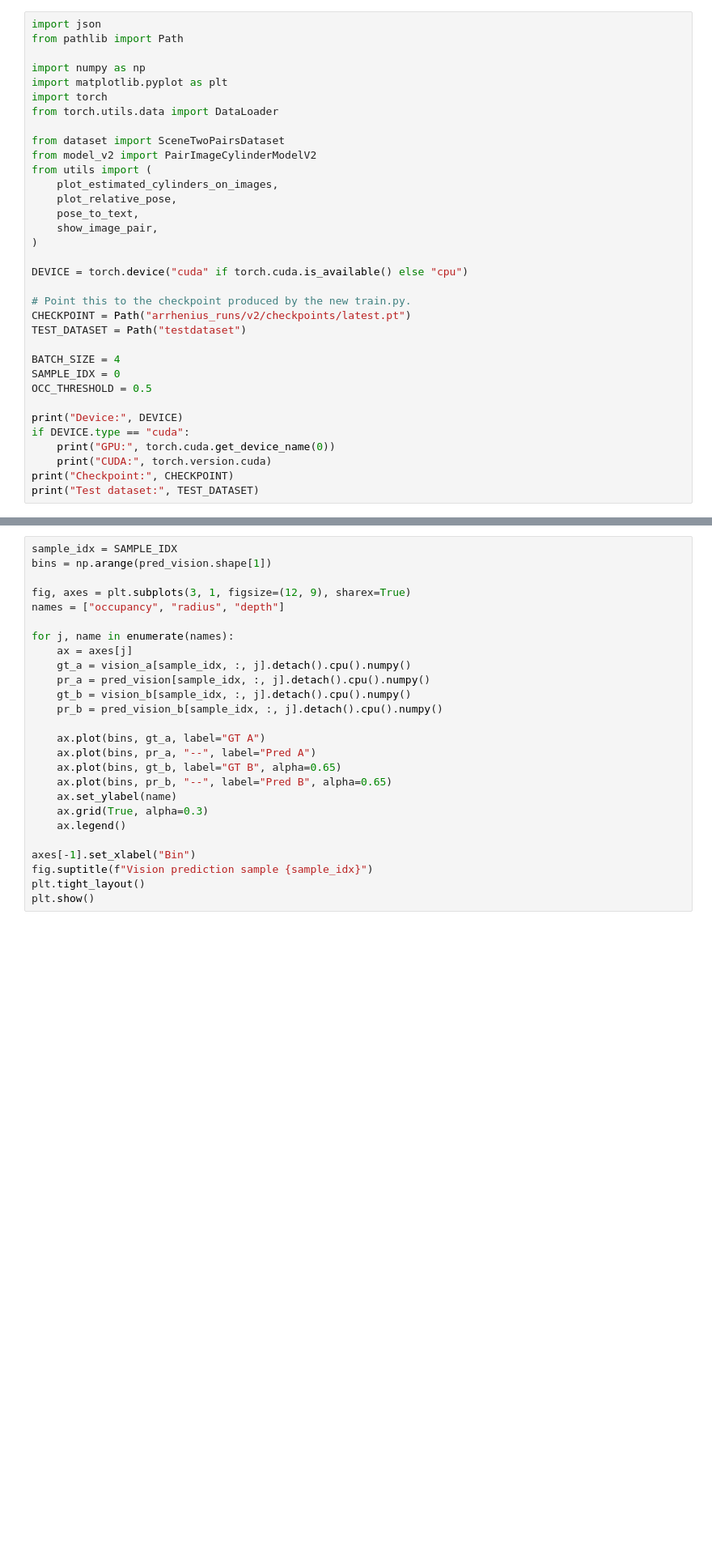
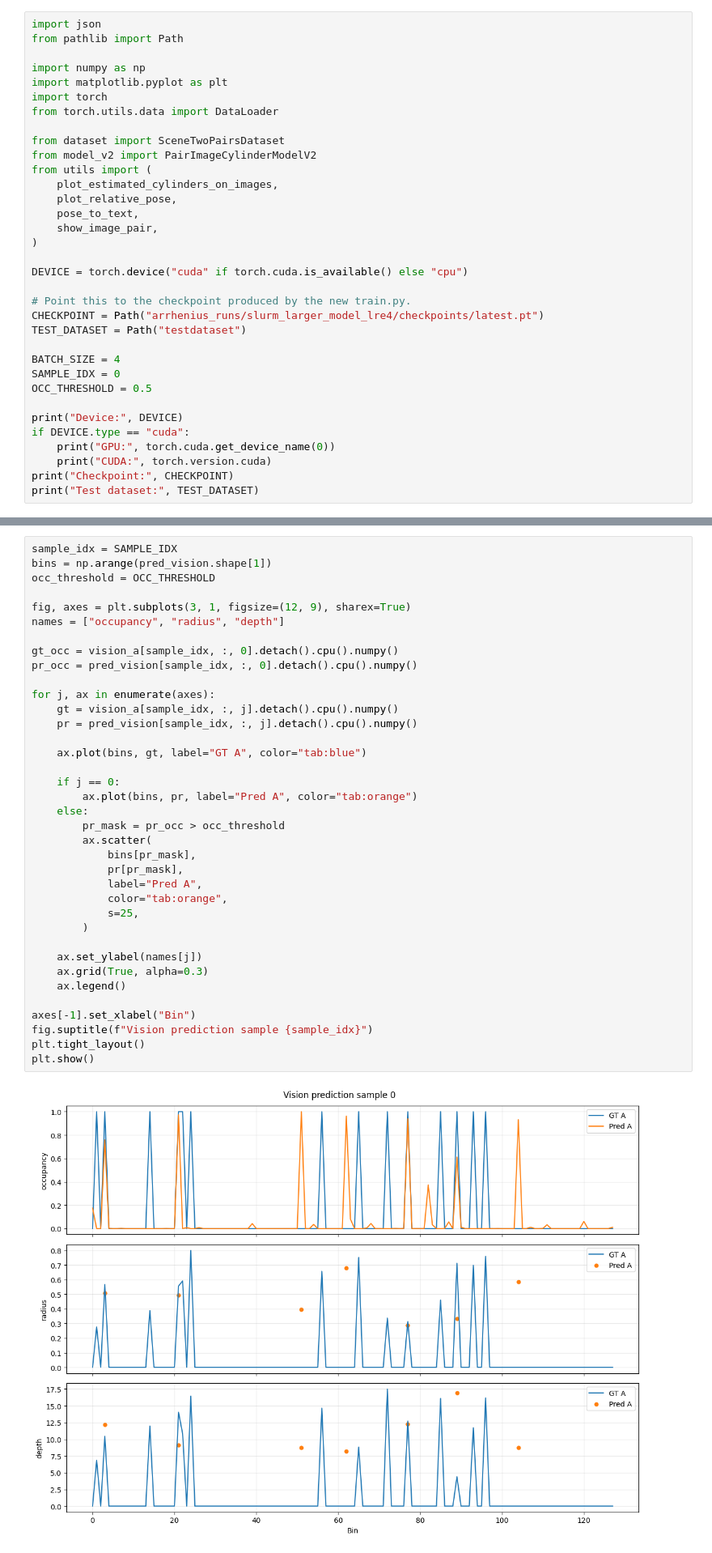
Before and after one commit to jo6815en/pose_from_cylinders, a Jupyter notebook: inference.ipynb, the cells around one changed output, grey strips where cells are left out. Shown at 81% size. Saved outputs shown, nothing was run; the diff lists cells and outputs as text; blank space fills up the shorter version.

```diff
--- a/inference.ipynb
+++ b/inference.ipynb
@@ -39,7 +42,7 @@ from utils import (
 DEVICE = torch.device("cuda" if torch.cuda.is_available() else "cpu")
 
 # Point this to the checkpoint produced by the new train.py.
-CHECKPOINT = Path("arrhenius_runs/v2/checkpoints/latest.pt")
+CHECKPOINT = Path("arrhenius_runs/slurm_larger_model_lre4/checkpoints/latest.pt")
 TEST_DATASET = Path("testdataset")
 
 BATCH_SIZE = 4
@@ -136,27 +174,40 @@ Compare the predicted `(occupancy, radius, depth)` against the ground truth for
 # %%
 sample_idx = SAMPLE_IDX
 bins = np.arange(pred_vision.shape[1])
+occ_threshold = OCC_THRESHOLD
 
 fig, axes = plt.subplots(3, 1, figsize=(12, 9), sharex=True)
 names = ["occupancy", "radius", "depth"]
 
-for j, name in enumerate(names):
-    ax = axes[j]
-    gt_a = vision_a[sample_idx, :, j].detach().cpu().numpy()
-    pr_a = pred_vision[sample_idx, :, j].detach().cpu().numpy()
-    gt_b = vision_b[sample_idx, :, j].detach().cpu().numpy()
-    pr_b = pred_vision_b[sample_idx, :, j].detach().cpu().numpy()
+gt_occ = vision_a[sample_idx, :, 0].detach().cpu().numpy()
+pr_occ = pred_vision[sample_idx, :, 0].detach().cpu().numpy()
 
-    ax.plot(bins, gt_a, label="GT A")
-    ax.plot(bins, pr_a, "--", label="Pred A")
-    ax.plot(bins, gt_b, label="GT B", alpha=0.65)
-    ax.plot(bins, pr_b, "--", label="Pred B", alpha=0.65)
-    ax.set_ylabel(name)
+for j, ax in enumerate(axes):
+    gt = vision_a[sample_idx, :, j].detach().cpu().numpy()
+    pr = pred_vision[sample_idx, :, j].detach().cpu().numpy()
+
+    ax.plot(bins, gt, label="GT A", color="tab:blue")
+
+    if j == 0:
+        ax.plot(bins, pr, label="Pred A", color="tab:orange")
+    else:
+        pr_mask = pr_occ > occ_threshold
+        ax.scatter(
+            bins[pr_mask],
+            pr[pr_mask],
+            label="Pred A",
+            color="tab:orange",
+            s=25,
+        )
+
+    ax.set_ylabel(names[j])
     ax.grid(True, alpha=0.3)
     ax.legend()
 
 axes[-1].set_xlabel("Bin")
 fig.suptitle(f"Vision prediction sample {sample_idx}")
 plt.tight_layout()
 plt.show()
+# %% [output]
+[figure, added]
 # %% [markdown]
```
Also changed, not shown: parts of 12 cells of this notebook, 2 other files.
